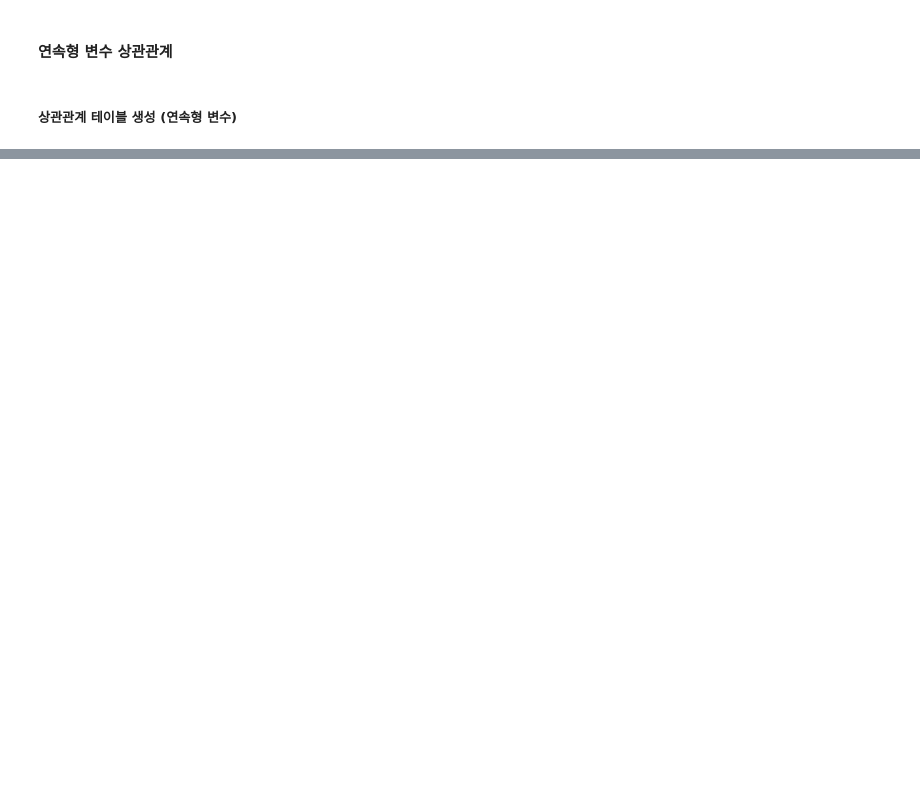
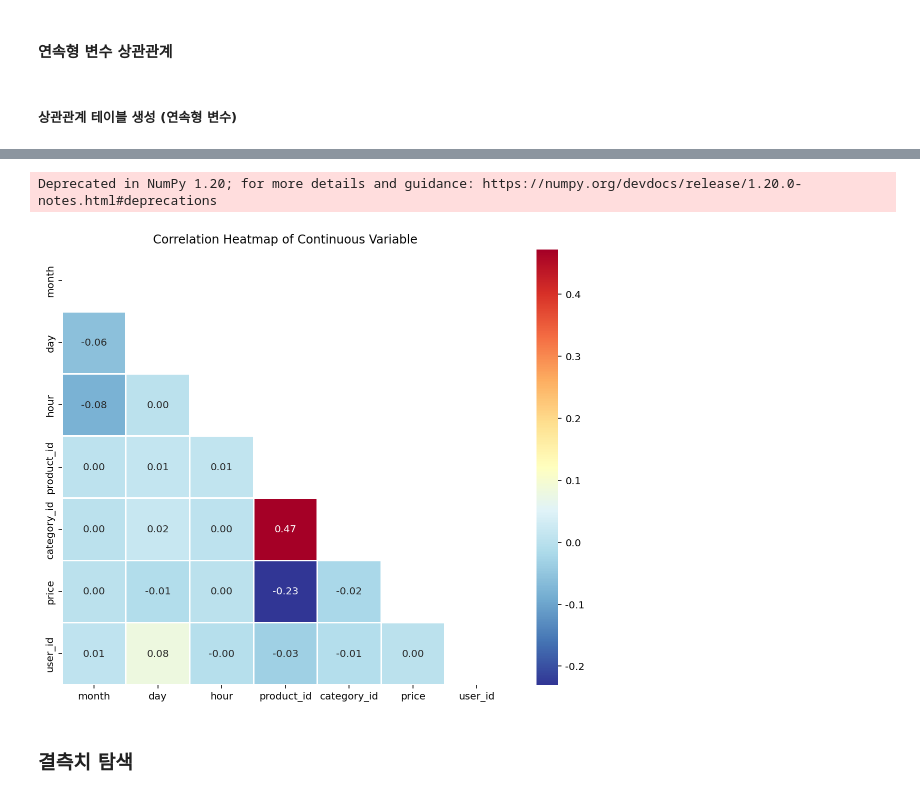
Before and after one commit to benidjor/ecommerce-behavior-data-analysis, a Jupyter notebook: tsj_data/2019_oct_eda.ipynb, the cells around one changed output, grey strips where cells are left out. Drawn from its saved outputs; the diff is of its cells as text; code cells hidden in the pictures; blank space fills up the shorter version.

```diff
--- a/tsj_data/2019_oct_eda.ipynb
+++ b/tsj_data/2019_oct_eda.ipynb
@@ -1453,0 +230,27 @@ df["category_code"].str.split(".").str[0]
+# %%
+# 상관계수 테이블
+corr = no_both_null.corr()
+
+# 히트맵 사이즈 설정
+plt.figure(figsize=(10, 8))
+
+# 히트맵 형태 정의. 여기서는 삼각형 형태 (위 쪽 삼각형에 True, 아래 삼각형에 False)
+mask = np.zeros_like(corr, dtype=np.bool)
+mask[np.triu_indices_from(mask)] = True
+
+# 히트맵 그리기
+sns.heatmap(data=corr,          # corr = 상관계수 테이블
+            annot=True,         # 히트맵에 값 표시
+            mask=mask,          # 히트맵 형태, 여기서는 위에서 정의한 삼각형 형태
+            fmt=".2f",          # 값 표시 방식. 소수점 2번째 자리까지
+            linewidths=1.,      # 경계면 실선 구분 여부
+            cmap="RdYlBu_r")    # 사용할 색 지정 (python colormap 검색)
+plt.title("Correlation Heatmap of Continuous Variable")
+plt.show()
+
+# product_id, category_id 상관관계 0.47
+# %% [output]
+Deprecated in NumPy 1.20; for more details and guidance: https://numpy.org/devdocs/release/1.20.0-notes.html#deprecations
+[figure, added]
+# %% [markdown]
+### 결측치 탐색
```
Also changed, not shown: parts of 187 cells of this notebook.
